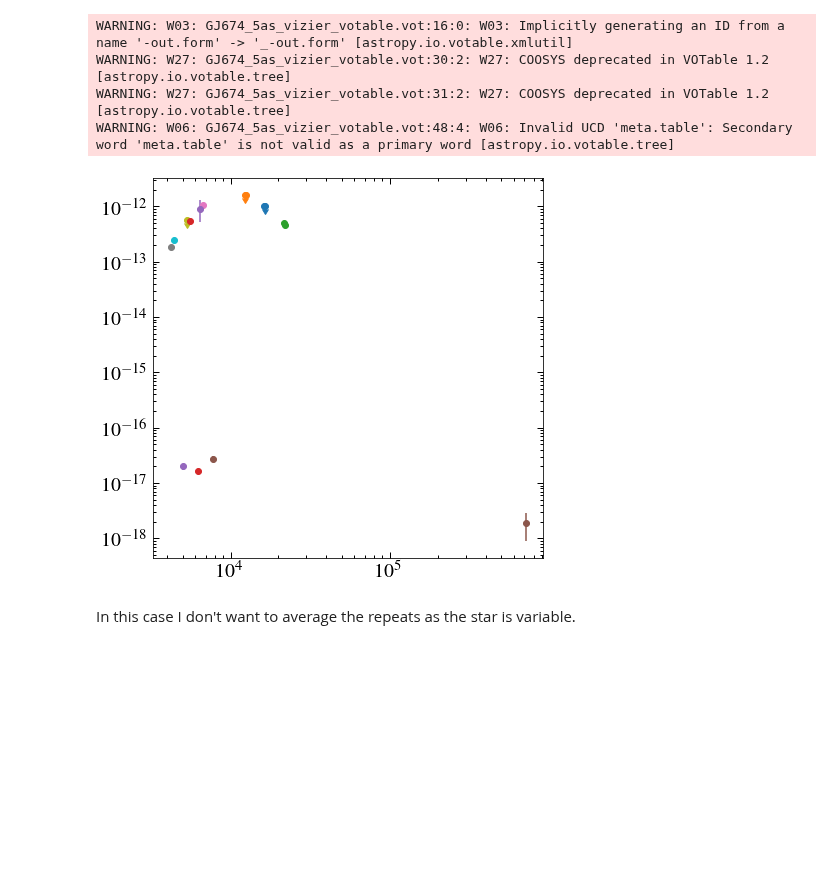
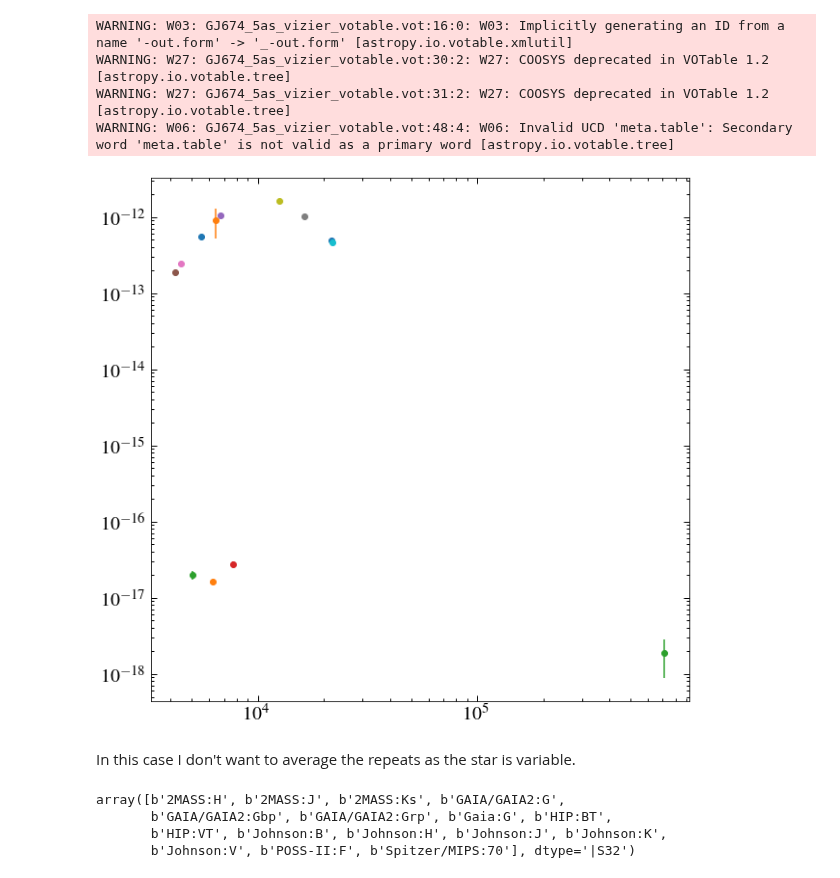
Before and after one commit to davidjwilson/SEDs, a Jupyter notebook: gj_674/photometry/photometry_fitting.ipynb, the cells around one changed output. Saved outputs shown, nothing was run; the diff lists cells and outputs as text; code cells hidden in the pictures; blank space fills up the shorter version.

```diff
--- a/gj_674/photometry/photometry_fitting.ipynb
+++ b/gj_674/photometry/photometry_fitting.ipynb
@@ -14,7 +14,7 @@ import astropy.units as u
 
 %matplotlib inline
 from matplotlib import rcParams
-rcParams["figure.figsize"] = (7, 7)
+rcParams["figure.figsize"] = (14, 5)
 rcParams["font.size"] = 20
 # %% [markdown]
 Using code from my vot_to_phot.py script
@@ -54,15 +54,23 @@ for filter in filters:
     f.append(f1)
     e.append((e1_av*f1)/fj_av)
 # %%
-plt.figure('sed')
+plt.figure('sed', figsize=(10,10))
 for i in range(len(w)):
     if e[i] !=0.0:
-        plt.errorbar(w[i], f[i], yerr=e[i], marker='o', ls='none')
-    else:
-        plt.errorbar(w[i], f[i], yerr=f[i]*0.1, marker='o', ls='none', uplims=True)
+        plt.errorbar(w[i], f[i], yerr=e[i], marker='o', ls='none', label = filters[i])
+    #else:
+     #   plt.errorbar(w[i], f[i], yerr=f[i]*0.1, marker='o', ls='none', uplims=True,label = filters[i])
 plt.yscale('log')
 plt.xscale('log')
+#plt.legend()
 # %% [output]
-[figure, old version]
+[figure, new version]
 # %% [markdown]
 In this case I don't want to average the repeats as the star is variable.
+# %%
+filters
+# %% [output]
+array([b'2MASS:H', b'2MASS:J', b'2MASS:Ks', b'GAIA/GAIA2:G',
+       b'GAIA/GAIA2:Gbp', b'GAIA/GAIA2:Grp', b'Gaia:G', b'HIP:BT',
+       b'HIP:VT', b'Johnson:B', b'Johnson:H', b'Johnson:J', b'Johnson:K',
+       b'Johnson:V', b'POSS-II:F', b'Spitzer/MIPS:70'], dtype='|S32')
```
Also changed, not shown: parts of 2 cells of this notebook, 3 other files.
